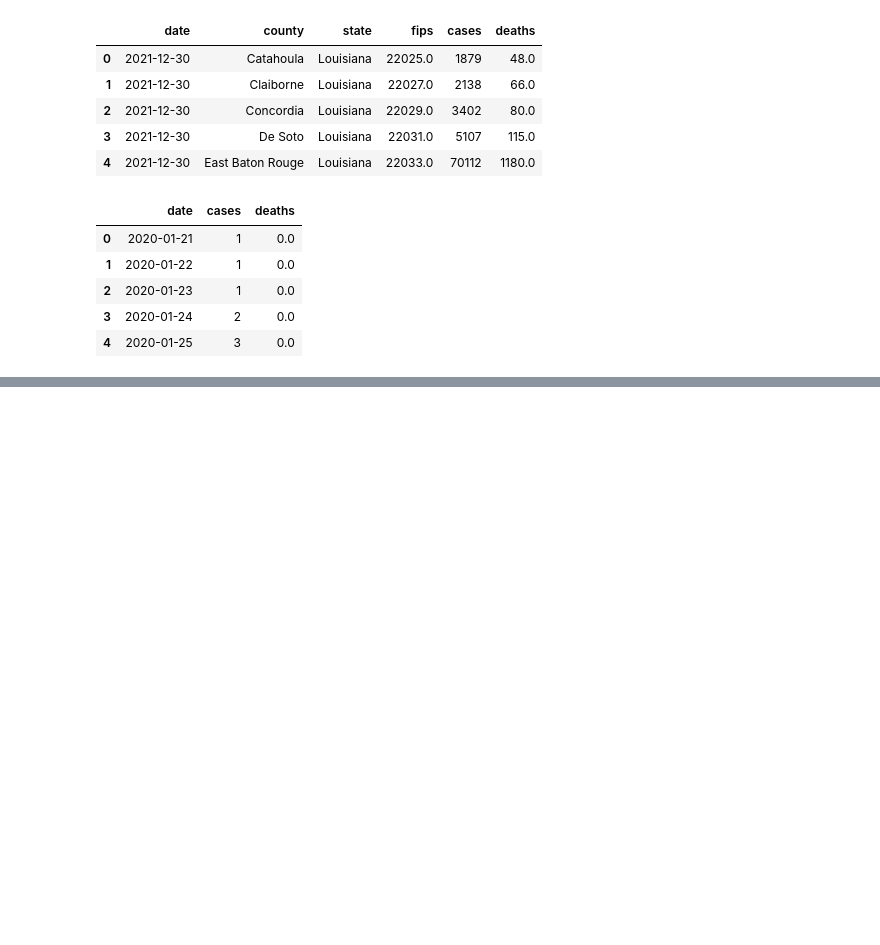
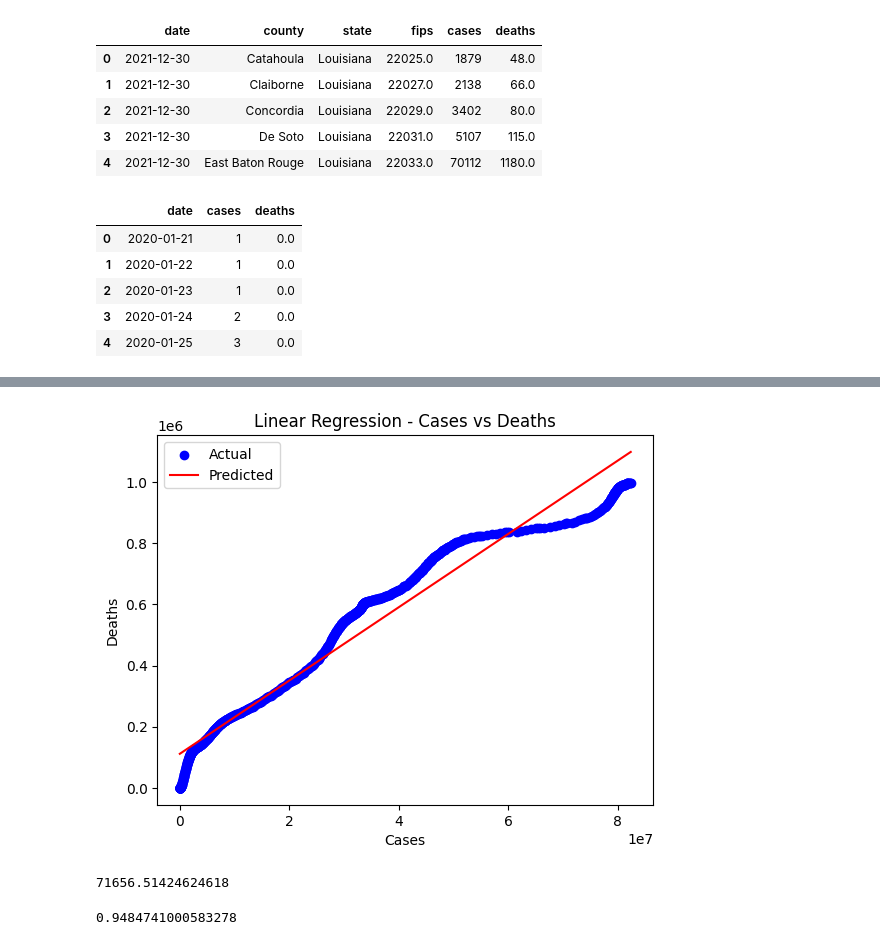
Before and after one commit to khanhnv2901/covid19-diploma-project, a Jupyter notebook: covid19_prediction.ipynb, the cells around one changed output, grey strips where cells are left out. Drawn from its saved outputs; the diff is of its cells as text; code cells hidden in the pictures; blank space fills up the shorter version.

```diff
--- a/covid19_prediction.ipynb
+++ b/covid19_prediction.ipynb
@@ -260,0 +400,6 @@ plt.show()
+# %%
+nyt_county_df['date'] = pd.to_datetime(nyt_county_df['date'])
+
+# Separate cases and deaths data
+ln_cases = nyt_county_df[['date', 'cases']].groupby('date').sum().reset_index()
+ln_deaths = nyt_county_df[['date', 'deaths']].groupby('date').sum().reset_index()
@@ -260,0 +421,33 @@ plt.show()
+# %%
+X = ln_cases[['cases']]
+y = ln_deaths['deaths']
+
+# Create and fit the linear regression model
+model = LinearRegression()
+model.fit(X, y)
+
+# Make predictions
+y_pred = model.predict(X)
+
+# Plot the actual and predicted values
+plt.scatter(X, y, color='blue', label='Actual')
+plt.plot(X, y_pred, color='red', label='Predicted')
+plt.xlabel('Cases')
+plt.ylabel('Deaths')
+plt.title('Linear Regression - Cases vs Deaths')
+plt.legend()
+plt.show()
+# %% [output]
+[figure, added]
+# %%
+from sklearn.metrics import mean_squared_error
+rmse = mean_squared_error(y, y_pred, squared=False)
+rmse
+# %% [output]
+71656.51424624618
+# %%
+from sklearn.metrics import r2_score
+r2 = r2_score(y, y_pred)
+r2
+# %% [output]
+0.9484741000583278
```
Also changed, not shown: parts of 17 cells of this notebook, 1 other file.
